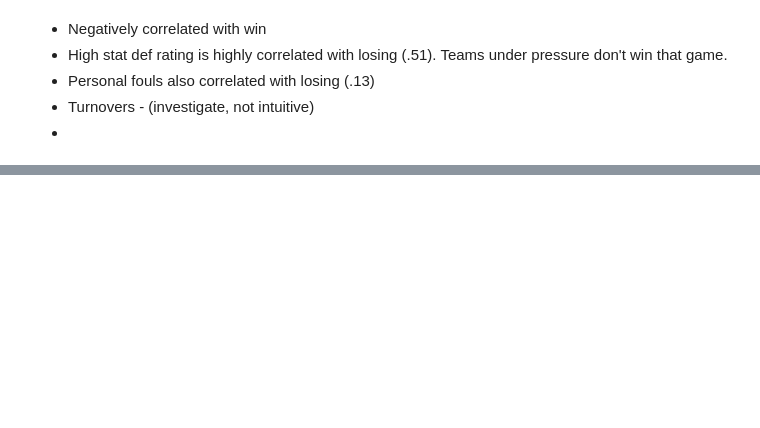
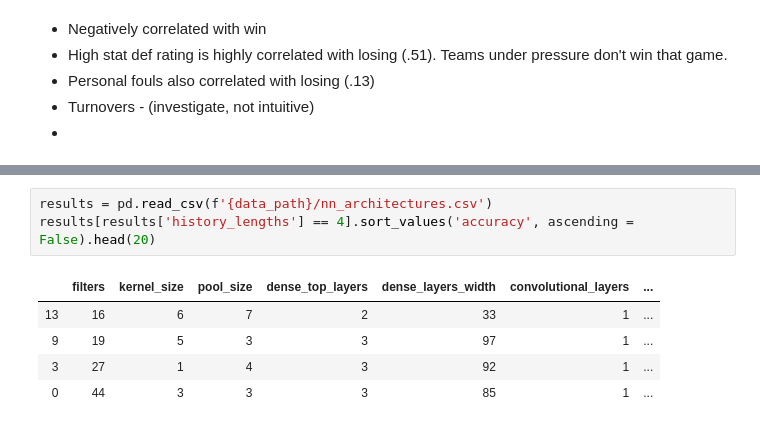
Before and after one commit to tristan00/sports_predictor, a Jupyter notebook: nba/eda.ipynb, the cells around one changed output, grey strips where cells are left out. Drawn from its saved outputs; the diff is of its cells as text; blank space fills up the shorter version.

```diff
--- a/nba/eda.ipynb
+++ b/nba/eda.ipynb
@@ -182,0 +112,9 @@ results.sort_values('accuracy', ascending = False).head(10)
+# %%
+results = pd.read_csv(f'{data_path}/nn_architectures.csv')
+results[results['history_lengths'] == 4].sort_values('accuracy', ascending = False).head(20)
+# %% [output]
+|  | filters | kernel_size | pool_size | dense_top_layers | dense_layers_width | convolutional_layers | ... |
+| 13 | 16 | 6 | 7 | 2 | 33 | 1 | ... |
+| 9 | 19 | 5 | 3 | 3 | 97 | 1 | ... |
+| 3 | 27 | 1 | 4 | 3 | 92 | 1 | ... |
+| 0 | 44 | 3 | 3 | 3 | 85 | 1 | ... |
```
Also changed, not shown: parts of 14 cells of this notebook, 2 other files.
